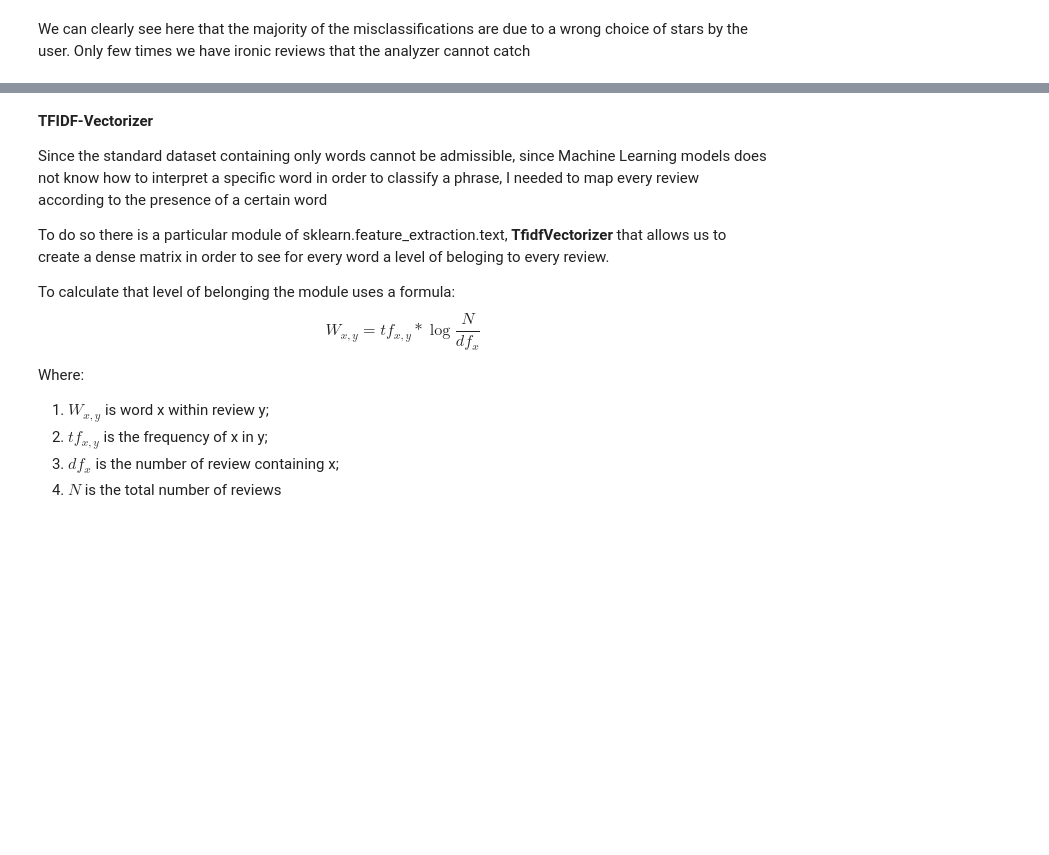
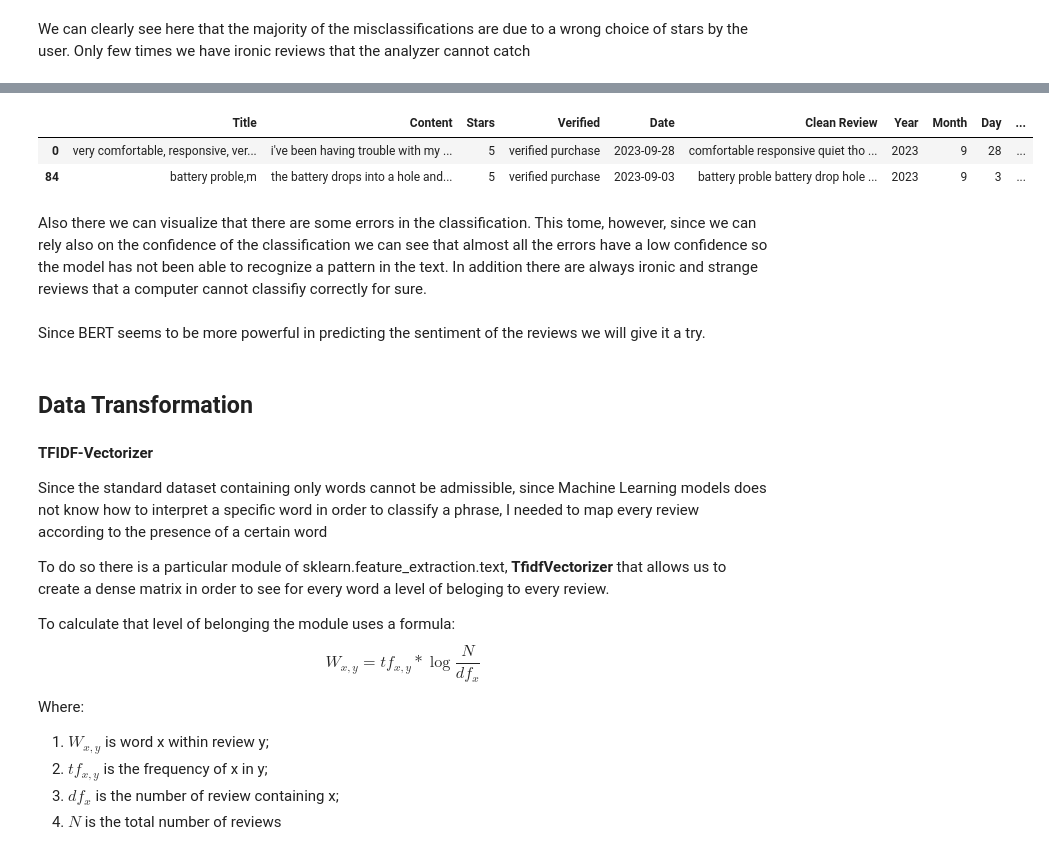
Before and after one commit to riccardo-borgo/Sentiment-Analysis-Amazon, a Jupyter notebook: sentiment_analysis.ipynb, the cells around one changed output, grey strips where cells are left out. Drawn from its saved outputs; the diff is of its cells as text; code cells hidden in the pictures; blank space fills up the shorter version.

```diff
--- a/sentiment_analysis.ipynb
+++ b/sentiment_analysis.ipynb
@@ -408,3 +400,15 @@ df.head()
+# %%
+df[(df['BERT label'] == '2') & (df['Stars'] >= '3')]
+# %% [output]
+|  | Title | Content | Stars | Verified | Date | Clean Review | Year | Month | Day | ... |
+| 0 | very comfortable, responsive, ver... | i've been having trouble with my ... | 5 | verified purchase | 2023-09-28 | comfortable responsive quiet tho ... | 2023 | 9 | 28 | ... |
+| 84 | battery proble,m | the battery drops into a hole and... | 5 | verified purchase | 2023-09-03 | battery proble battery drop hole ... | 2023 | 9 | 3 | ... |
+# %% [markdown]
+Also there we can visualize that there are some errors in the classification. This tome, however, since we can rely also on the confidence of the classification we can see that almost all the errors have a low confidence so the model has not been able to recognize a pattern in the text. In addition there are always ironic and strange reviews that a computer cannot classifiy correctly for sure.
+# %% [markdown]
+Since BERT seems to be more powerful in predicting the sentiment of the reviews we will give it a try.
+# %% [markdown]
+## Data Transformation
 # %% [markdown]
 **TFIDF-Vectorizer**
 
```
Also changed, not shown: parts of 21 cells of this notebook, 1 other file.
